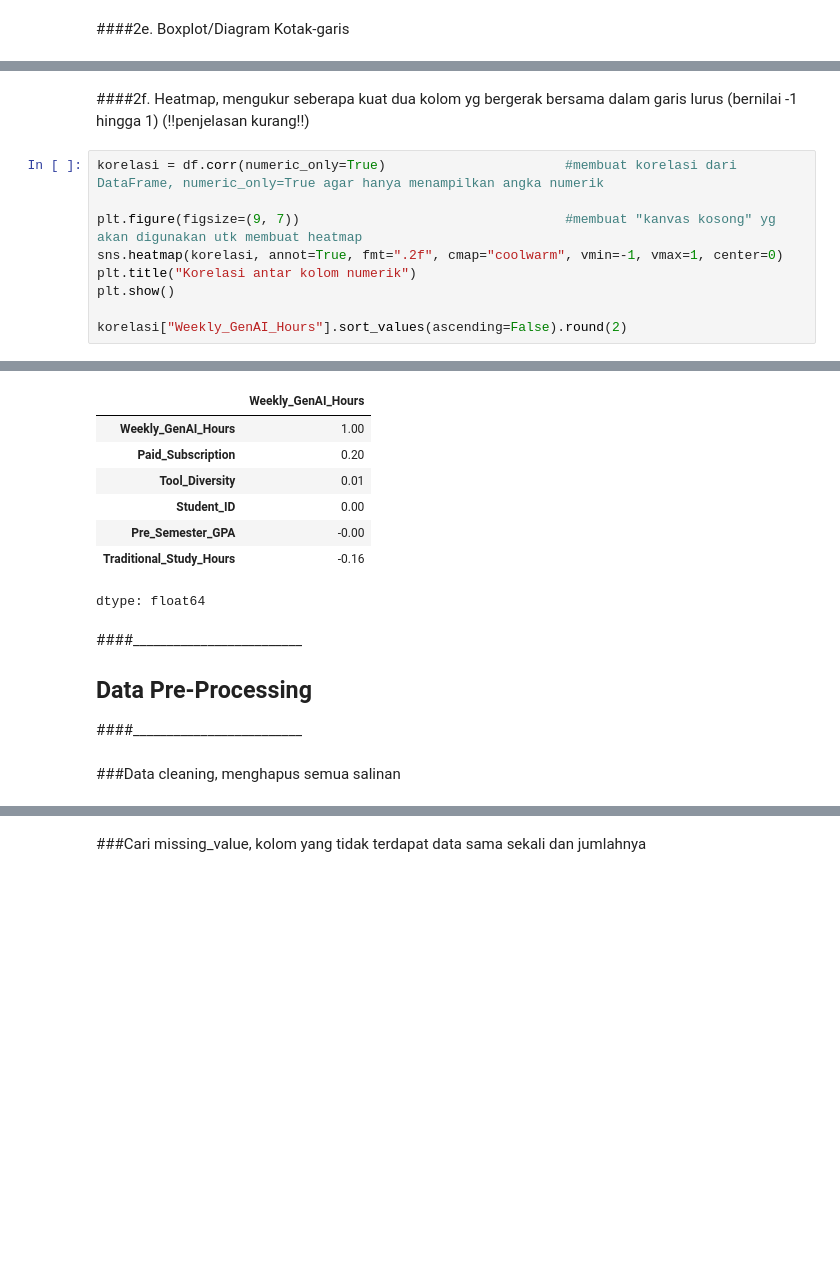
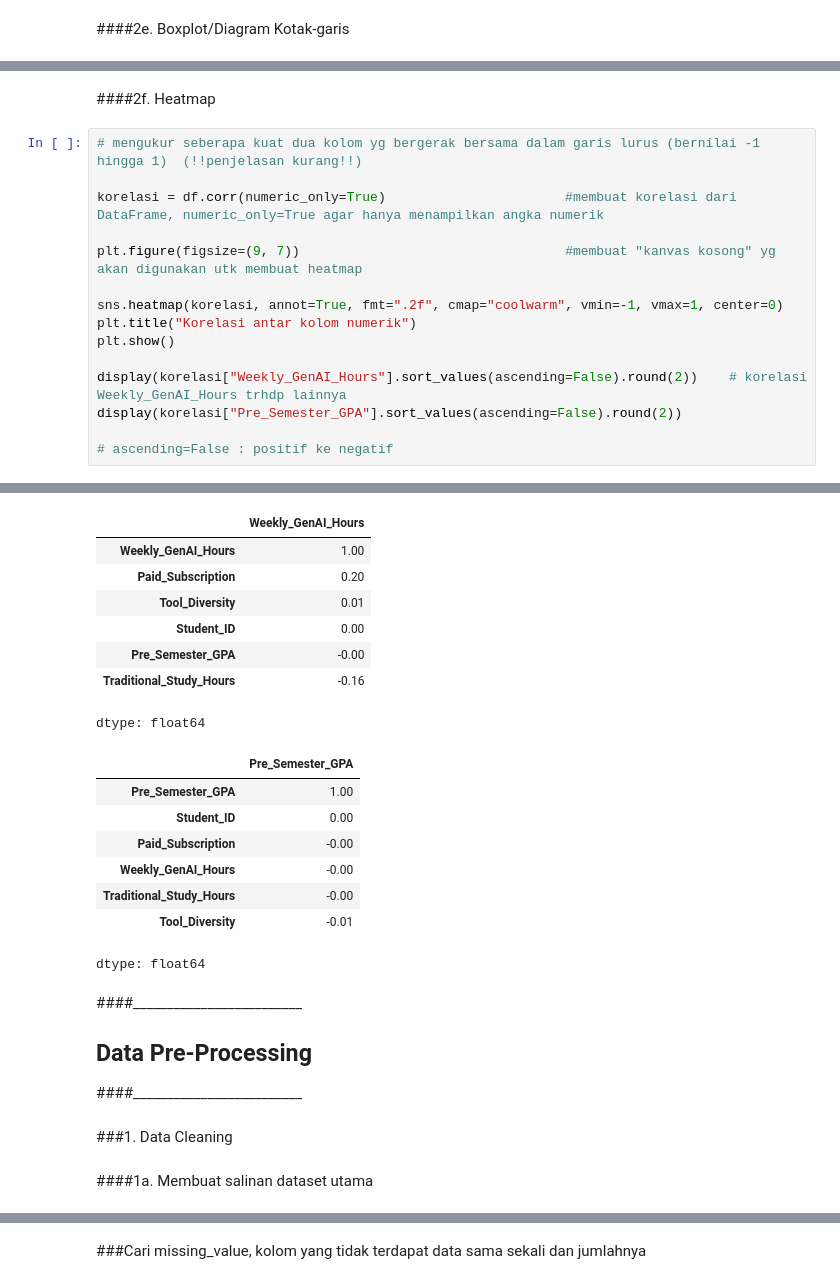
Before and after one commit to Shxrp08/Project_SG_I-Smile_Group6_2026, a Jupyter notebook: Project_SG_Group_6_Rev1.ipynb, the cells around one changed output, grey strips where cells are left out. Saved outputs shown, nothing was run; the diff lists cells and outputs as text; blank space fills up the shorter version.

```diff
--- a/Project_SG_Group_6_Rev1.ipynb
+++ b/Project_SG_Group_6_Rev1.ipynb
@@ -264,31 +265,47 @@ plt.ylabel("Jam Penggunaan GenAI / Minggu")
 plt.show()                                                                        #menampilkan diagram
 # %% [output]
 [figure]
-# %% [markdown]
-####2f. Heatmap, mengukur seberapa kuat dua kolom yg bergerak bersama dalam garis lurus (bernilai -1 hingga 1)  (!!penjelasan kurang!!)
+# %% [markdown]
+####2f. Heatmap
 # %%
+# mengukur seberapa kuat dua kolom yg bergerak bersama dalam garis lurus (bernilai -1 hingga 1)  (!!penjelasan kurang!!)
+
 korelasi = df.corr(numeric_only=True)                       #membuat korelasi dari DataFrame, numeric_only=True agar hanya menampilkan angka numerik
 
 plt.figure(figsize=(9, 7))                                  #membuat "kanvas kosong" yg akan digunakan utk membuat heatmap
+
 sns.heatmap(korelasi, annot=True, fmt=".2f", cmap="coolwarm", vmin=-1, vmax=1, center=0)
 plt.title("Korelasi antar kolom numerik")
 plt.show()
 
-korelasi["Weekly_GenAI_Hours"].sort_values(ascending=False).round(2)
+display(korelasi["Weekly_GenAI_Hours"].sort_values(ascending=False).round(2))    # korelasi Weekly_GenAI_Hours trhdp lainnya
+display(korelasi["Pre_Semester_GPA"].sort_values(ascending=False).round(2))
+
+# ascending=False : positif ke negatif
 # %% [output]
 [figure]
 |  | Weekly_GenAI_Hours |
 | Weekly_GenAI_Hours | 1.00 |
 | Paid_Subscription | 0.20 |
 | Tool_Diversity | 0.01 |
 | Student_ID | 0.00 |
 | Pre_Semester_GPA | -0.00 |
 | Traditional_Study_Hours | -0.16 |
 dtype: float64
+|  | Pre_Semester_GPA |
+| Pre_Semester_GPA | 1.00 |
+| Student_ID | 0.00 |
+| Paid_Subscription | -0.00 |
+| Weekly_GenAI_Hours | -0.00 |
+| Traditional_Study_Hours | -0.00 |
+| Tool_Diversity | -0.01 |
+dtype: float64
 # %% [markdown]
 ####_________________________
 ## Data Pre-Processing
 ####_________________________
-# %% [markdown]
-###Data cleaning, menghapus semua salinan
+# %% [markdown]
+###1. Data Cleaning
+# %% [markdown]
+####1a. Membuat salinan dataset utama
 # %%
```
Also changed, not shown: parts of 5 cells of this notebook.
